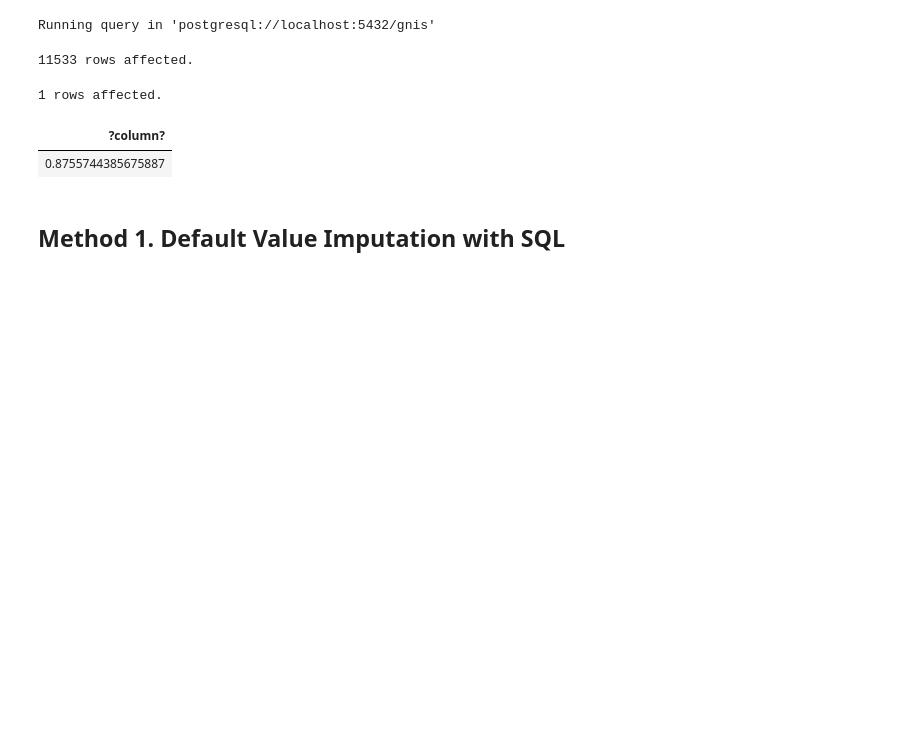
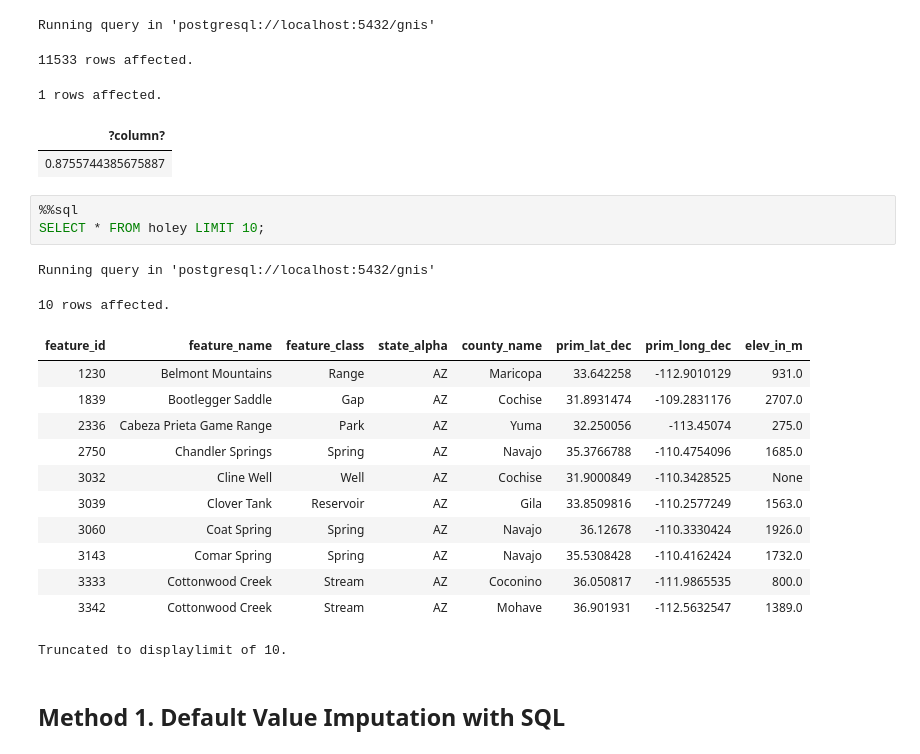
Before and after one commit to cal-data-eng/fa24-materials, a Jupyter notebook: lec/lec14/lec14-imputation.ipynb, the cells around one changed output. Cells and saved outputs as stored; diff of their text form; blank space fills up the shorter version.

```diff
--- a/lec/lec14/lec14-imputation.ipynb
+++ b/lec/lec14/lec14-imputation.ipynb
@@ -70,6 +70,24 @@ Running query in 'postgresql://localhost:5432/gnis'
 1 rows affected.
 | ?column? |
 | 0.8755744385675887 |
+# %%
+%%sql
+SELECT * FROM holey LIMIT 10;
+# %% [output]
+Running query in 'postgresql://localhost:5432/gnis'
+10 rows affected.
+| feature_id | feature_name | feature_class | state_alpha | county_name | prim_lat_dec | prim_long_dec | elev_in_m |
+| 1230 | Belmont Mountains | Range | AZ | Maricopa | 33.642258 | -112.9010129 | 931.0 |
+| 1839 | Bootlegger Saddle | Gap | AZ | Cochise | 31.8931474 | -109.2831176 | 2707.0 |
+| 2336 | Cabeza Prieta Game Range | Park | AZ | Yuma | 32.250056 | -113.45074 | 275.0 |
+| 2750 | Chandler Springs | Spring | AZ | Navajo | 35.3766788 | -110.4754096 | 1685.0 |
+| 3032 | Cline Well | Well | AZ | Cochise | 31.9000849 | -110.3428525 | None |
+| 3039 | Clover Tank | Reservoir | AZ | Gila | 33.8509816 | -110.2577249 | 1563.0 |
+| 3060 | Coat Spring | Spring | AZ | Navajo | 36.12678 | -110.3330424 | 1926.0 |
+| 3143 | Comar Spring | Spring | AZ | Navajo | 35.5308428 | -110.4162424 | 1732.0 |
+| 3333 | Cottonwood Creek | Stream | AZ | Coconino | 36.050817 | -111.9865535 | 800.0 |
+| 3342 | Cottonwood Creek | Stream | AZ | Mohave | 36.901931 | -112.5632547 | 1389.0 |
+Truncated to displaylimit of 10.
 # %% [markdown]
 ## Method 1. Default Value Imputation with SQL
 # %%
```
Also changed, not shown: parts of 7 cells of this notebook, 2 other files.
